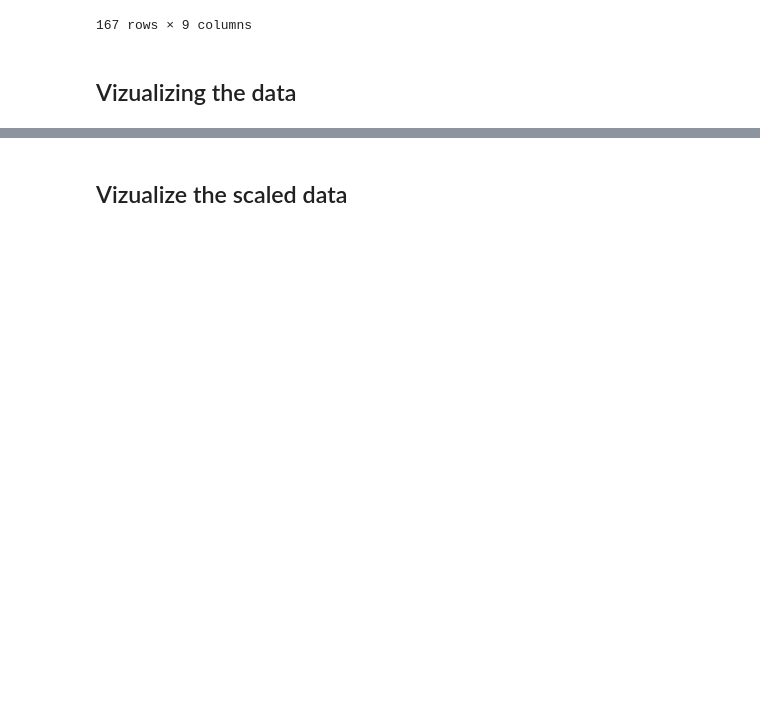
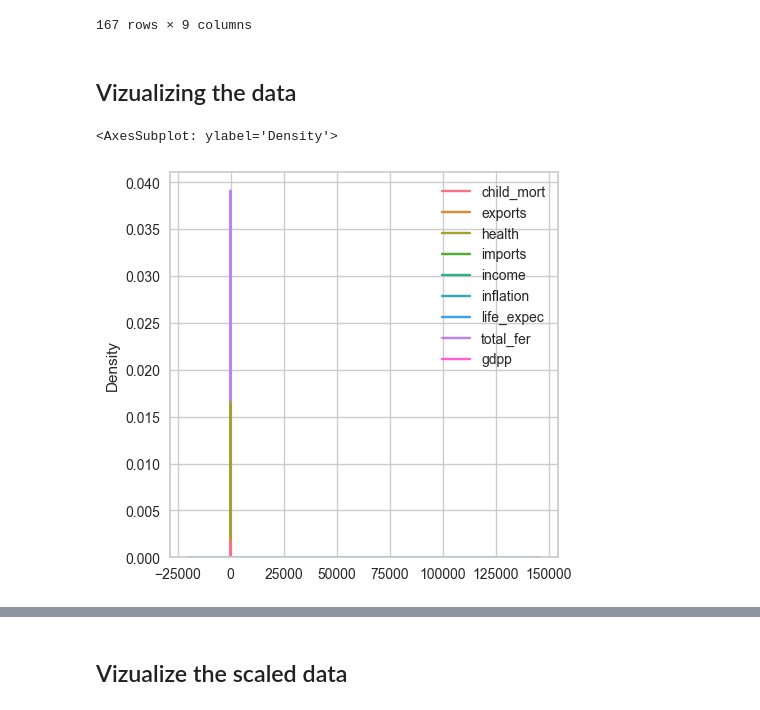
Before and after one commit to SameerSharma-57/Country_data_project, a Jupyter notebook: project.ipynb, the cells around one changed output, grey strips where cells are left out. Cells and saved outputs as stored; diff of their text form; code cells hidden in the pictures; blank space fills up the shorter version.

```diff
--- a/project.ipynb
+++ b/project.ipynb
@@ -115,3 +118,8 @@ X_scale
 167 rows × 9 columns
 # %% [markdown]
 ## Vizualizing the data
+# %%
+sns.kdeplot(data=X)
+# %% [output]
+<AxesSubplot: ylabel='Density'>
+[figure, added]
```
Also changed, not shown: parts of 31 cells of this notebook.
